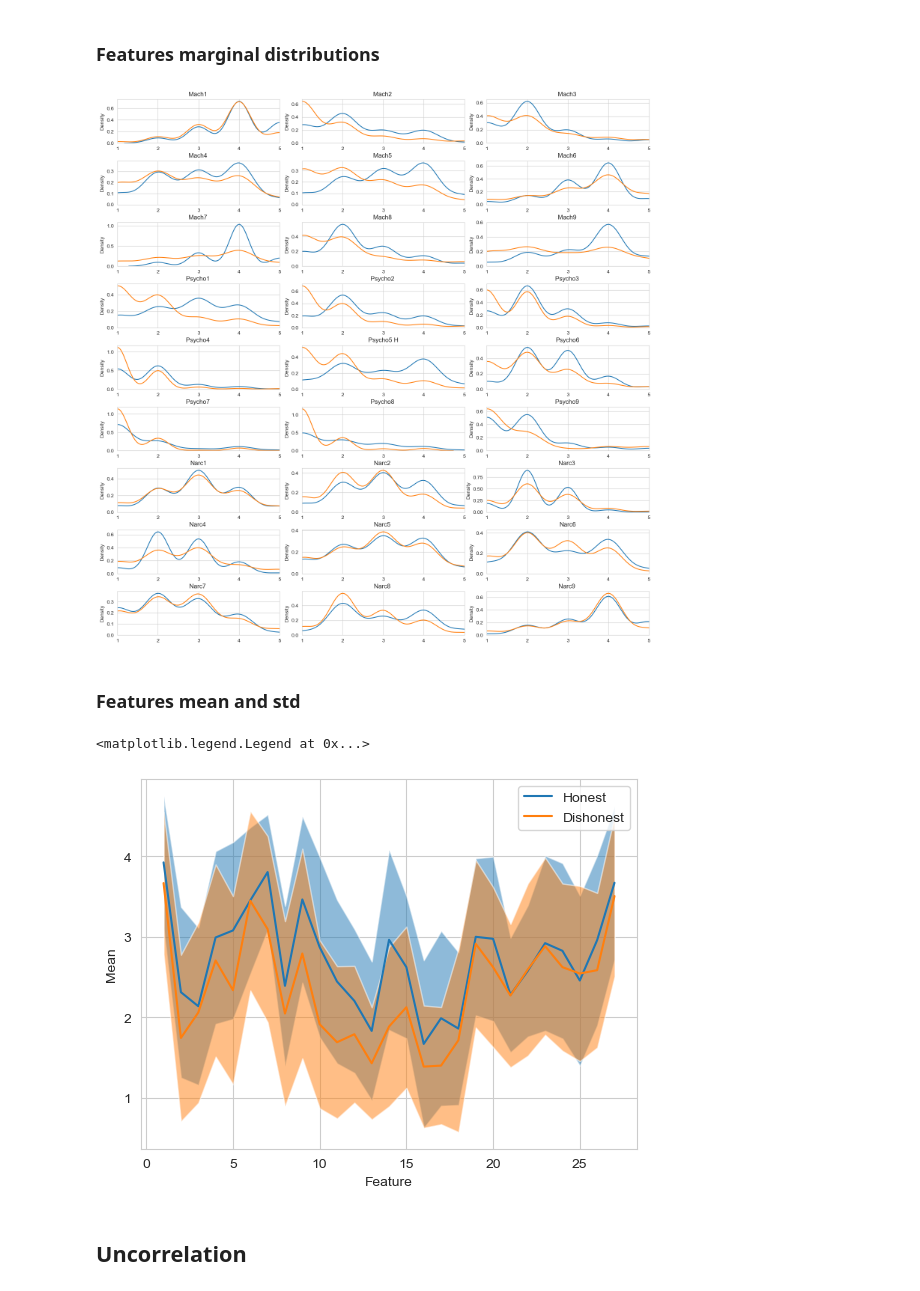
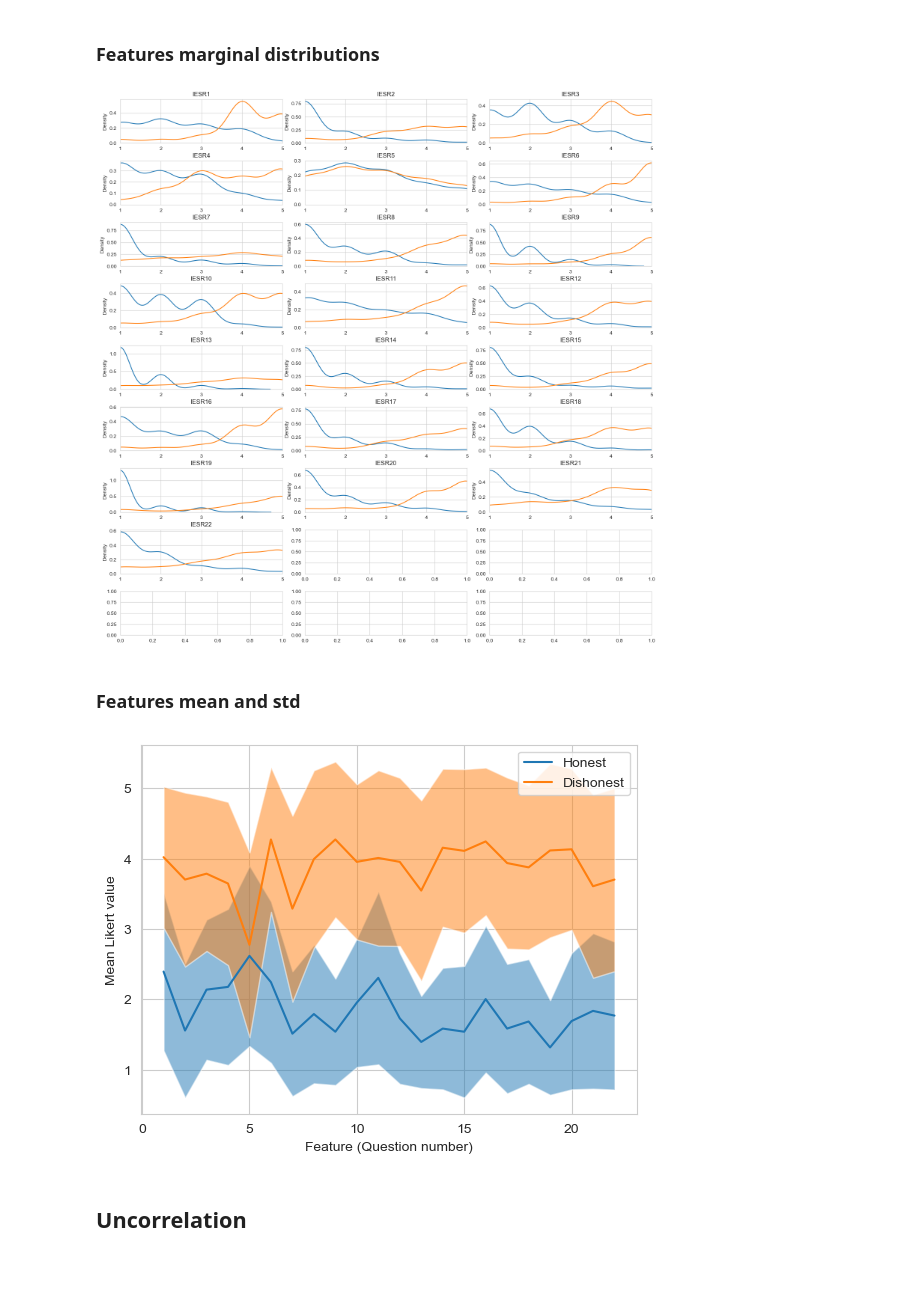
Before and after one commit to AlbertoSinigaglia/cognitive-replication-problem, a Jupyter notebook: prj.ipynb, the cells around one changed output. Saved outputs shown, nothing was run; the diff lists cells and outputs as text; code cells hidden in the pictures.

Commit message:
updated datasets and code

```diff
--- a/prj.ipynb
+++ b/prj.ipynb
@@ -87,3 +87,12 @@ dataset = pd.read_csv("1shortDT//DT_df_CC.csv")
+# %%
+#dataset = pd.read_csv("1shortDT//DT_df_CC.csv")
+#dataset = pd.read_csv("1shortDT//DT_df_JI.csv")
+#dataset = pd.read_csv("2PRMQ//PRMQ_df.csv") # senza correlazioni toglie tutte le domande meno che due...
+#dataset = pd.read_csv("3PCL//PCL5_df.csv") # senza correlazioni toglie tutte le domande meno che due...
+#dataset = pd.read_csv("6PID5//PID5_df.csv") # tante feature, si spacca parecchia roba
+#dataset = pd.read_csv("7shortPID5//sPID-5_df.csv") # dimostra che KPCA honest only non è una buona scelta
+#dataset = pd.read_csv("8PRFQ//PRFQ_df.csv")
+dataset = pd.read_csv("9IESR//IESR_df.csv") # ha molta covarianza, probabilmente la più alta
 # %%
 data = np.array(dataset)
 # %% [markdown]
@@ -110,26 +120,27 @@ for i, (ax, label_name) in enumerate(zip(axs.flatten(), dataset.columns[:-1])):
 	ax.set_xticks(range(1,6))
 	ax.set_title(label_name)
 # %% [output]
-[figure, old version]
+[figure, new version]
 # %% [markdown]
 ### Features mean and std
 # %%
 m1 = X[y==1].mean(axis=0)
 m0 = X[y==0].mean(axis=0)
 e1 = X[y==1].std(axis=0)
 e0 = X[y==0].std(axis=0)
 plt.fill_between(range(1, X.shape[-1]+1), m1-e1, m1+e1, alpha=0.5, label="_nolegend_")
 plt.plot(range(1, X.shape[-1]+1), m1)
 
 plt.fill_between(range(1, X.shape[-1]+1), m0-e0, m0+e0, alpha=0.5, label="_nolegend_")
 plt.plot(range(1, X.shape[-1]+1), m0)
 
-plt.ylabel("Mean")
-plt.xlabel("Feature")
+plt.ylabel("Mean Likert value")
+plt.xlabel("Feature (Question number)")
 plt.legend(["Honest", "Dishonest"])
+
+plt.show()
 # %% [output]
-<matplotlib.legend.Legend at 0x...>
-[figure, old version]
+[figure, new version]
 # %% [markdown]
 ## Uncorrelation
 # %%
```
Also changed, not shown: parts of 85 cells of this notebook, 6 other files.
